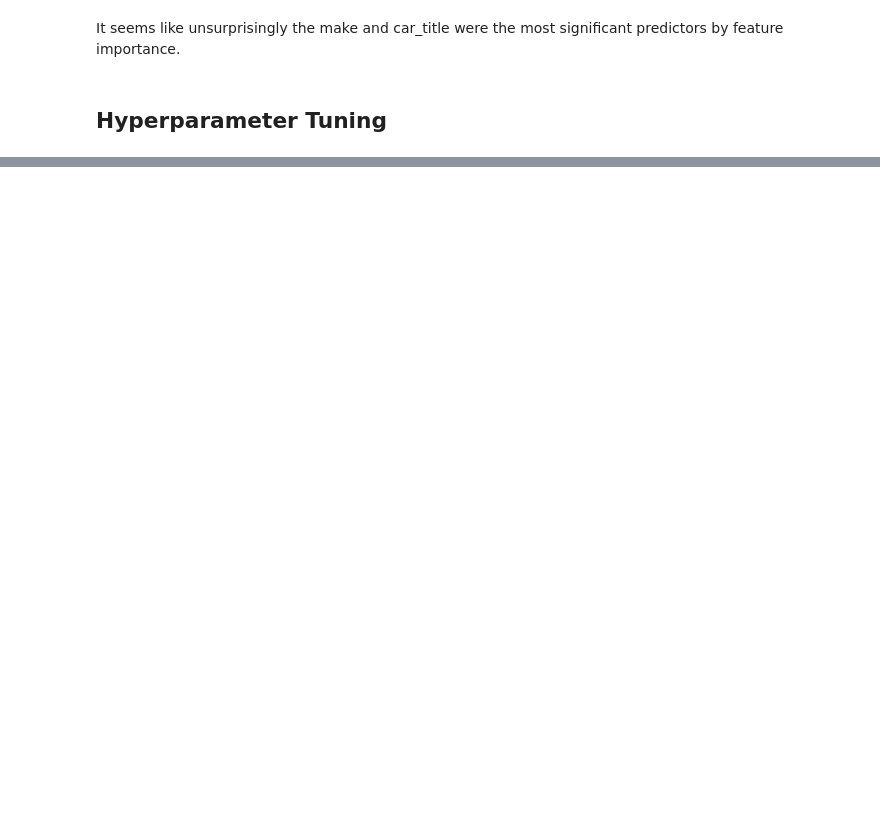
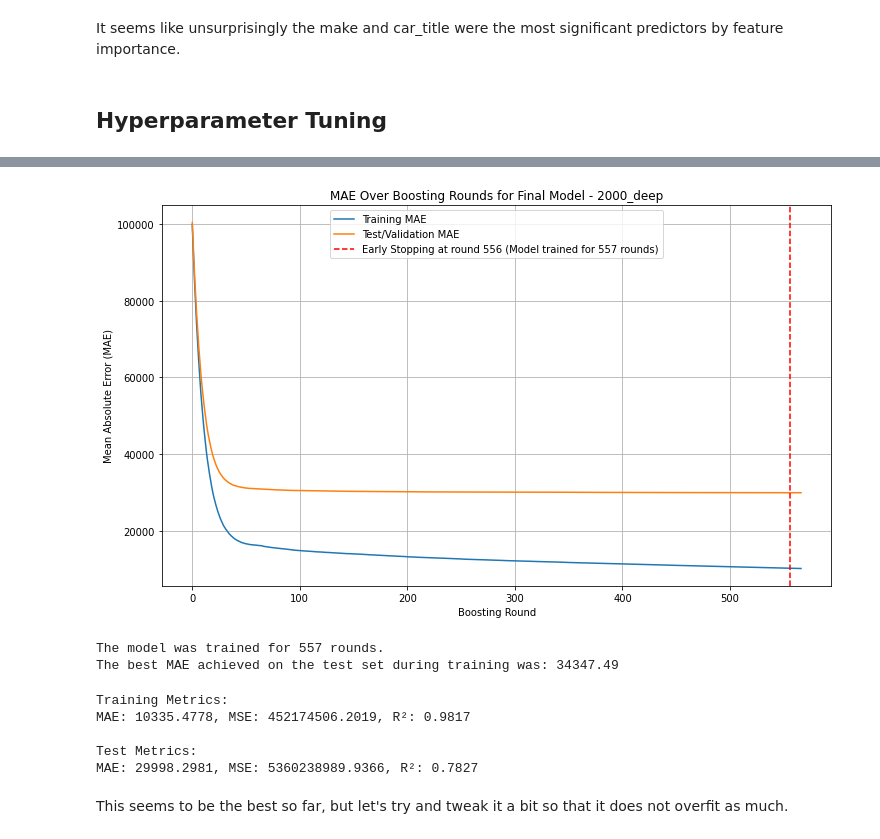
Before and after one commit to dfoddav2/SS25-capstone-project, a Jupyter notebook: prediction/price_prediction_xgboost.ipynb, the cells around one changed output, grey strips where cells are left out. Saved outputs shown, nothing was run; the diff lists cells and outputs as text; code cells hidden in the pictures; blank space fills up the shorter version.

```diff
--- a/prediction/price_prediction_xgboost.ipynb
+++ b/prediction/price_prediction_xgboost.ipynb
@@ -347,0 +744,61 @@ Error:
+# %%
+# Retrieve the evaluation results
+results_2000_deep = final_model_2000_deep.evals_result()
+
+# Extract MAE history
+# 'validation_0' corresponds to the first item in eval_set (X_train_final, y_train)
+# 'validation_1' corresponds to the second item in eval_set (X_test_final, y_test)
+train_mae_history_2000_deep = results_2000_deep['validation_0']['mae']
+test_mae_history_2000_deep = results_2000_deep['validation_1']['mae']
+
+plt.figure(figsize=(12, 7))
+plt.plot(train_mae_history_2000_deep, label='Training MAE')
+plt.plot(test_mae_history_2000_deep, label='Test/Validation MAE')
+
+# The actual number of boosting rounds run (due to early stopping)
+# final_model.best_iteration is the round with the best score (0-indexed)
+actual_rounds_2000_deep = final_model_2000_deep.best_iteration + 1
+plt.axvline(final_model_2000_deep.best_iteration, color='r', linestyle='--',
+            label=f'Early Stopping at round {final_model_2000_deep.best_iteration} (Model trained for {actual_rounds_2000_deep} rounds)')
+
+plt.title('MAE Over Boosting Rounds for Final Model - 2000_deep')
+plt.xlabel('Boosting Round')
+plt.ylabel('Mean Absolute Error (MAE)')
+plt.legend()
+plt.grid(True)
+plt.show()
+
+print(f"The model was trained for {actual_rounds_2000_deep} rounds.")
+print(f"The best MAE achieved on the test set during training was: {final_model_1000.best_score:.2f}")
+# %% [output]
+[figure, added]
+The model was trained for 557 rounds.
+The best MAE achieved on the test set during training was: 34347.49
+# %%
+# Predictions
+y_train_pred_2000_deep = final_model_2000_deep.predict(X_train_final)
+y_test_pred_2000_deep = final_model_2000_deep.predict(X_test_final)
+
+# Training set metrics
+train_mae_2000_deep = mean_absolute_error(y_train, y_train_pred_2000_deep)
+train_mse_2000_deep = mean_squared_error(y_train, y_train_pred_2000_deep)  # MSE added
+train_r2_2000_deep = r2_score(y_train, y_train_pred_2000_deep)
+
+# Test set metrics
+test_mae_2000_deep = mean_absolute_error(y_test, y_test_pred_2000_deep)
+test_mse_2000_deep = mean_squared_error(y_test, y_test_pred_2000_deep)     # MSE added
+test_r2_2000_deep = r2_score(y_test, y_test_pred_2000_deep)
+
+# Print results with MSE
+print(f"Training Metrics:")
+print(f"MAE: {train_mae_2000_deep:.4f}, MSE: {train_mse_2000_deep:.4f}, R²: {train_r2_2000_deep:.4f}")
+print(f"\nTest Metrics:")
+print(f"MAE: {test_mae_2000_deep:.4f}, MSE: {test_mse_2000_deep:.4f}, R²: {test_r2_2000_deep:.4f}")
+# %% [output]
+Training Metrics:
+MAE: 10335.4778, MSE: 452174506.2019, R²: 0.9817
+
+Test Metrics:
+MAE: 29998.2981, MSE: 5360238989.9366, R²: 0.7827
+# %% [markdown]
+This seems to be the best so far, but let's try and tweak it a bit so that it does not overfit as much.
```
Also changed, not shown: parts of 29 cells of this notebook, 6 other files.
